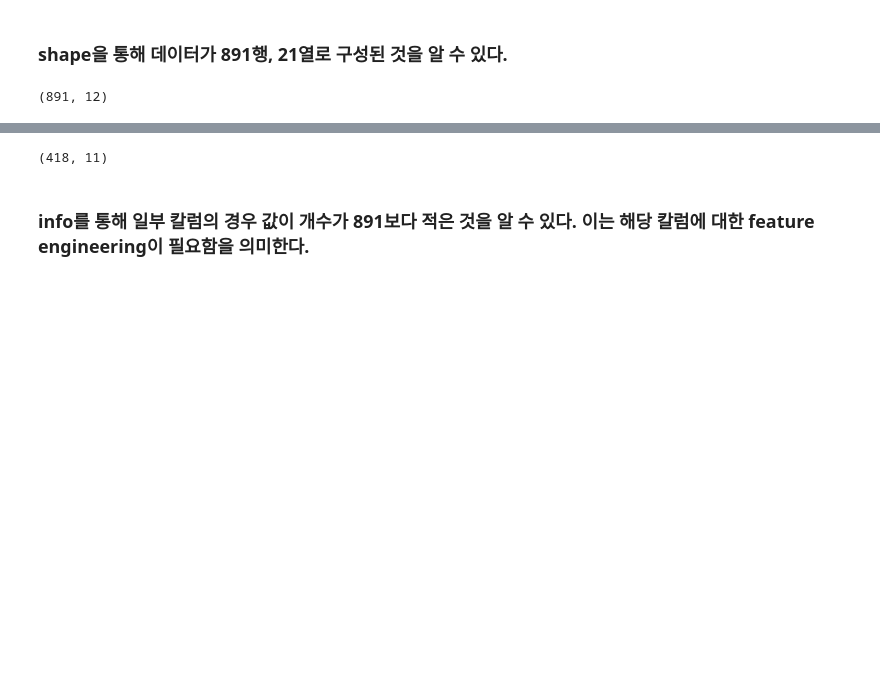
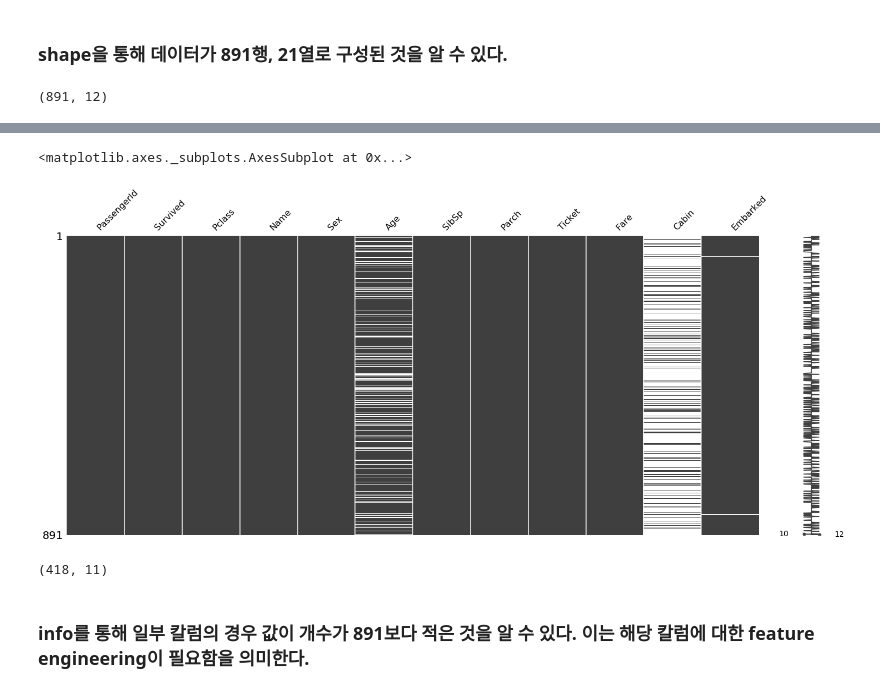
Before and after one commit to Kstyle0710/my_titanic, a Jupyter notebook: my_titanic.ipynb, the cells around one changed output, grey strips where cells are left out. Drawn from its saved outputs; the diff is of its cells as text; code cells hidden in the pictures; blank space fills up the shorter version.

```diff
--- a/my_titanic.ipynb
+++ b/my_titanic.ipynb
@@ -24,3 +45,8 @@ train_df.shape
+# %%
+msno.matrix(train_df)
+# %% [output]
+<matplotlib.axes._subplots.AxesSubplot at 0x...>
+[figure, added]
 # %%
 test_df.shape
 # %% [output]
```
Also changed, not shown: parts of 2 cells of this notebook.
